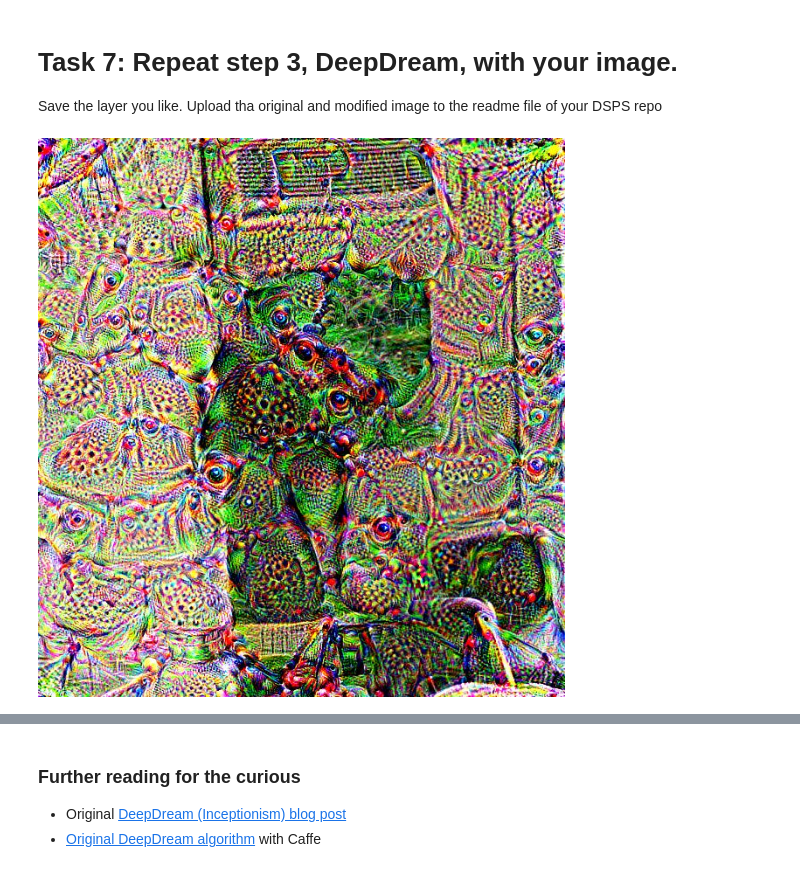
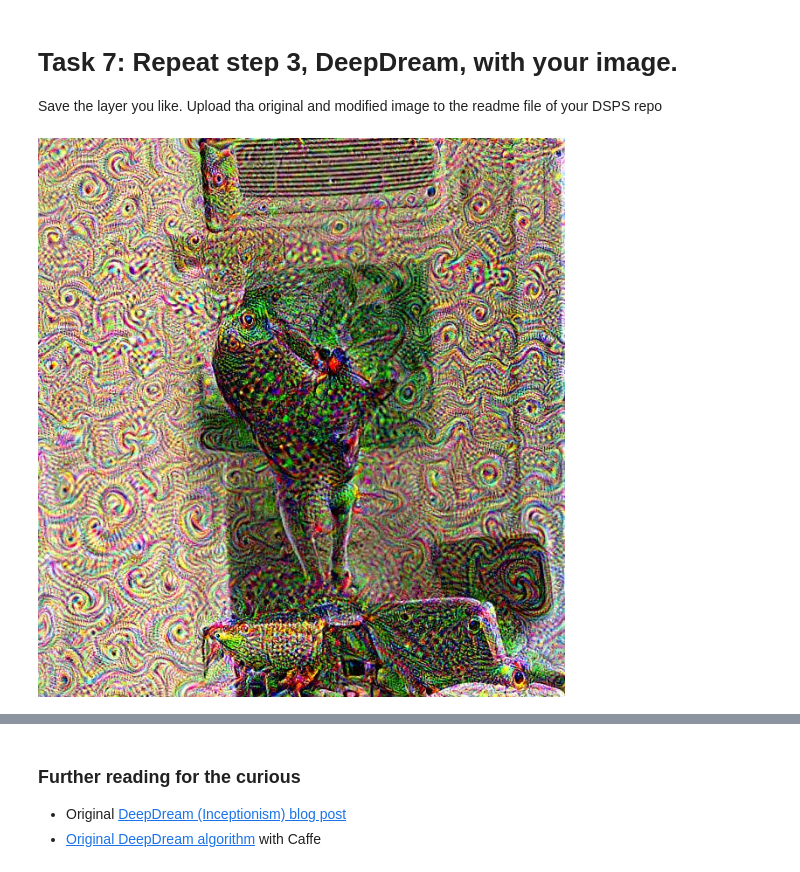
Before and after one commit to Ajb2307/DSPS_ABaldelli, a Jupyter notebook: HW10/DSPS2025_deepdream.ipynb, the cells around one changed output, grey strips where cells are left out. Cells and saved outputs as stored; diff of their text form; code cells hidden in the pictures.

```diff
--- a/HW10/DSPS2025_deepdream.ipynb
+++ b/HW10/DSPS2025_deepdream.ipynb
@@ -262,9 +264,8 @@ tf.io.decode_image(file_contents)
 # Task 7: Repeat step 3, DeepDream, with your image.
 Save the layer you like. Upload tha original and modified image to the readme file of your DSPS repo
 # %%
-#your code here that produces an image with a layer you like
 
-layer = "mixed5b_pool_reduce_pre_relu"
+layer = "head1_bottleneck_pre_relu"
 final = render_deepdream(tf.square(T(layer)), img0)
 # %% [output]
-[figure, old version]
+[figure, new version]
```
Also changed, not shown: parts of 4 cells of this notebook.
